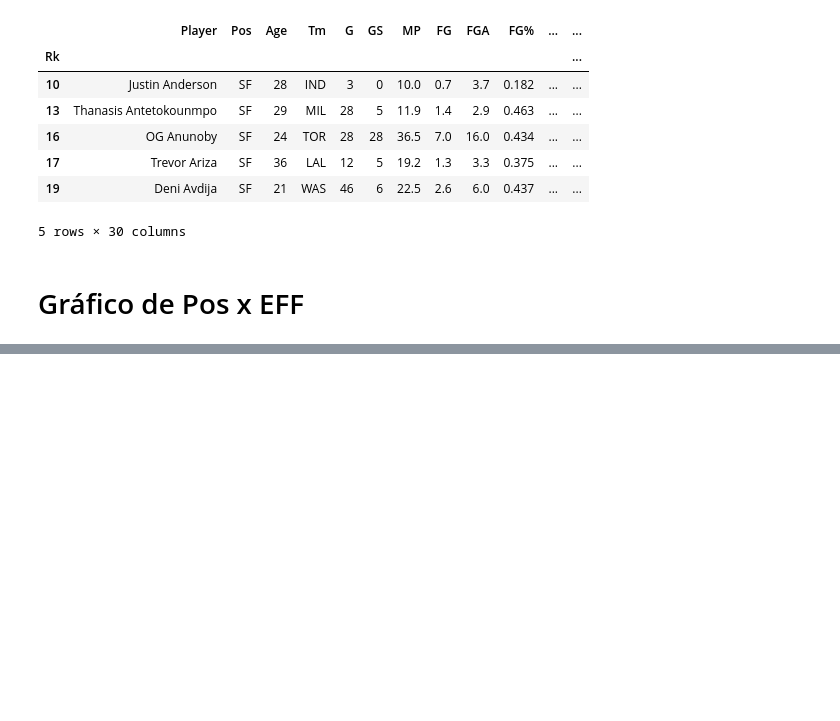
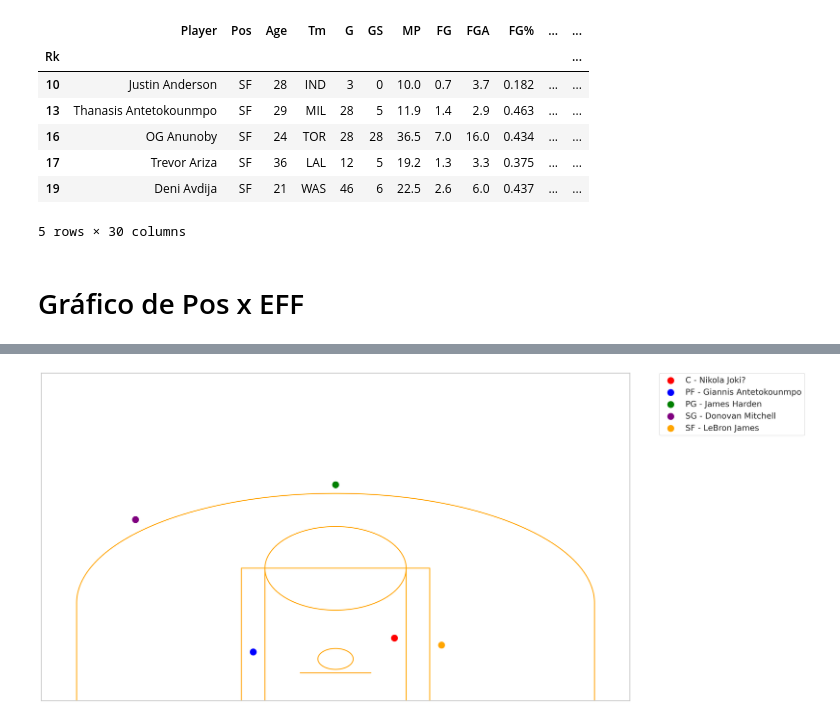
Before and after one commit to LinJTF/NBA_prediction, a Jupyter notebook: ProjectNBA.ipynb, the cells around one changed output, grey strips where cells are left out. Saved outputs shown, nothing was run; the diff lists cells and outputs as text; code cells hidden in the pictures; blank space fills up the shorter version.

Commit message:
Creating court

```diff
--- a/ProjectNBA.ipynb
+++ b/ProjectNBA.ipynb
@@ -213,0 +323,6 @@ ValueError: The truth value of a Series is ambiguous. Use a.empty, a.bool(), a.i
+# %%
+mvp_C = players_C.sort_values(by='EFF', ascending=False).iloc[0]
+mvp_PG = players_PG.sort_values(by='EFF', ascending=False).iloc[0]
+mvp_SG = players_SG.sort_values(by='EFF', ascending=False).iloc[0]
+mvp_PF = players_PF.sort_values(by='EFF', ascending=False).iloc[0]
+mvp_SF = players_SF.sort_values(by='EFF', ascending=False).iloc[0]
@@ -213,0 +333,7 @@ ValueError: The truth value of a Series is ambiguous. Use a.empty, a.bool(), a.i
+# %%
+dreamteam = [mvp_C, mvp_PG, mvp_SG, mvp_PF, mvp_SF]
+
+dreamteam_df = pd.DataFrame(dreamteam)
+type(dreamteam_df)
+
+dreamteam_df
@@ -213,0 +348,54 @@ ValueError: The truth value of a Series is ambiguous. Use a.empty, a.bool(), a.i
+# %%
+def create_court(ax, color):
+    # Short corner 3 PT lines
+    ax.plot([-220, -220], [0, 140], color=color, linewidth=2)
+    ax.plot([220, 220], [0, 140], color=color, linewidth=2)
+    # 3PT Arc
+    ax.add_artist(mpl.patches.Arc((0, 140), 440, 315, theta1=0, theta2=180, facecolor='none', edgecolor=color, lw=2))
+    # Lane and Key
+    ax.plot([-80, -80], [0, 190], linewidth=2, color=color)
+    ax.plot([80, 80], [0, 190], linewidth=2, color=color)
+    ax.plot([-60, -60], [0, 190], linewidth=2, color=color)
+    ax.plot([60, 60], [0, 190], linewidth=2, color=color)
+    ax.plot([-80, 80], [190, 190], linewidth=2, color=color)
+    ax.add_artist(mpl.patches.Circle((0, 190), 60, facecolor='none', edgecolor=color, lw=2))
+    # Rim
+    ax.add_artist(mpl.patches.Circle((0, 60), 15, facecolor='none', edgecolor=color, lw=2))
+    # Backboard
+    ax.plot([-30, 30], [40, 40], linewidth=2, color=color)
+    # Remove ticks
+    ax.set_xticks([])
+    ax.set_yticks([])
+    # Set axis limits
+    ax.set_xlim(-250, 250)
+    ax.set_ylim(0, 470)
+
+# General plot parameters
+mpl.rcParams['font.family'] = 'Avenir'
+mpl.rcParams['font.size'] = 18
+mpl.rcParams['axes.linewidth'] = 2
+# Draw basketball court
+fig, ax = plt.subplots(nrows=1, ncols=1, figsize=(5, 4.76))
+#fig = plt.figure(figsize=(7, 5.76))
+
+ax = fig.add_axes([0, 0, 1, 1])
+ax = create_court(ax, 'orange')
+
+#ax.set_facecolor('blue')
+#ax.set_facecolor((1.0, 0.47, 0.42))
+
+# Put legend in upper right corner with position of each player
+
+#plt.legend(loc='upper right', numpoints=1, label=)
+plt.scatter(50, 90, s=200, c='red', marker='o', label=dreamteam_df.iloc[0]['Pos'] + ' ' + '-' + ' ' + dreamteam_df.iloc[0]['Player'])
+plt.scatter(-70, 70, s=200, c='blue', marker='o', label=dreamteam_df.iloc[3]['Pos'] + ' ' + '-' + ' ' + dreamteam_df.iloc[3]['Player'])
+plt.scatter(0, 310 , s=200, c='green', marker='o', label=dreamteam_df.iloc[1]['Pos'] + ' ' + '-' + ' ' + dreamteam_df.iloc[1]['Player'])
+plt.scatter(-170, 260, s=200, c='purple', marker='o', label=dreamteam_df.iloc[2]['Pos'] + ' ' + '-' + ' ' + dreamteam_df.iloc[2]['Player'])
+plt.scatter(90, 80, s=200, c='orange', marker='o', label=dreamteam_df.iloc[4]['Pos'] + ' ' + '-' + ' ' + dreamteam_df.iloc[4]['Player'])
+plt.legend(bbox_to_anchor=(1.05, 1), loc=2, borderaxespad=0.)
+fig.set_size_inches(18, 10, forward=True)
+fig.set_dpi(200)
+
+plt.show()
+# %% [output]
+[figure, added]
```
Also changed, not shown: parts of 9 cells of this notebook.
